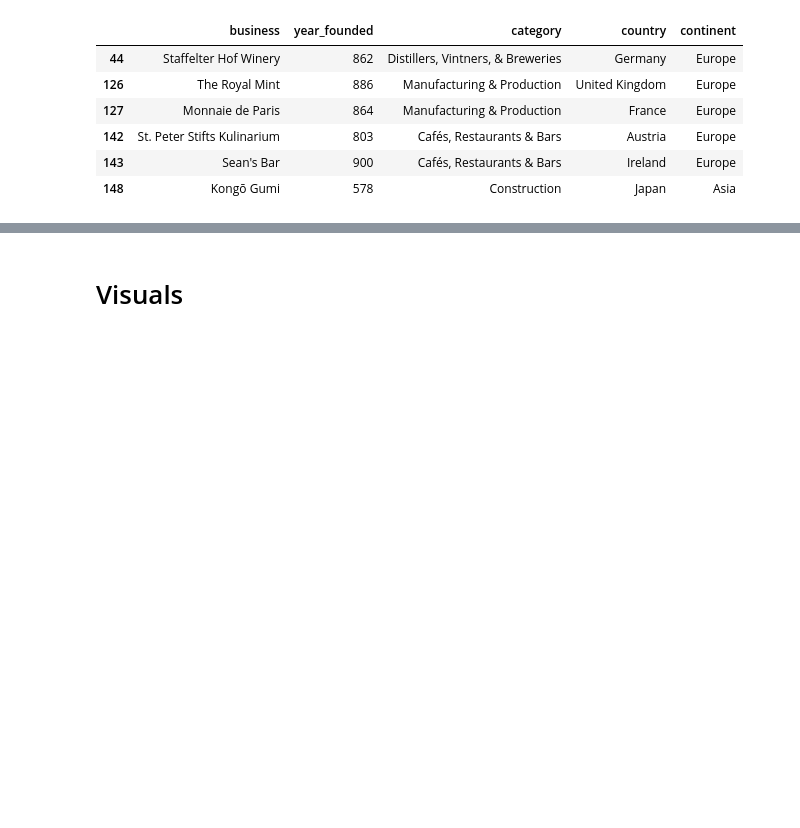
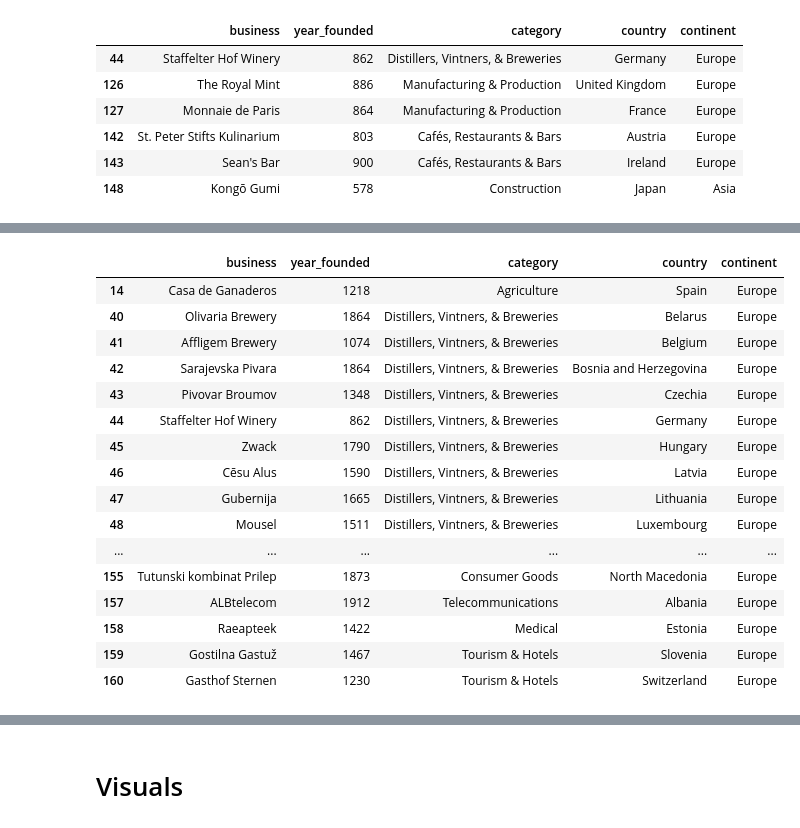
Before and after one commit to Random-Wanderer/Data_analysis_projects, a Jupyter notebook: What_and_Where Are_the_World's_Oldest Businesses?/What and Where Are the World's Oldest Businesses?/Old_companies.ipynb, the cells around one changed output, grey strips where cells are left out. Saved outputs shown, nothing was run; the diff lists cells and outputs as text; code cells hidden in the pictures; blank space fills up the shorter version.

```diff
--- a/What_and_Where Are_the_World's_Oldest Businesses?/What and Where Are the World's Oldest Businesses?/Old_companies.ipynb
+++ b/What_and_Where Are_the_World's_Oldest Businesses?/What and Where Are the World's Oldest Businesses?/Old_companies.ipynb
@@ -200,0 +233,21 @@ old_df.loc[old_df['year_founded'] < 1000]
+# %%
+# By continent
+old_df[old_df['continent'] == 'Europe']
+# %% [output]
+|  | business | year_founded | category | country | continent |
+| 14 | Casa de Ganaderos | 1218 | Agriculture | Spain | Europe |
+| 40 | Olivaria Brewery | 1864 | Distillers, Vintners, & Breweries | Belarus | Europe |
+| 41 | Affligem Brewery | 1074 | Distillers, Vintners, & Breweries | Belgium | Europe |
+| 42 | Sarajevska Pivara | 1864 | Distillers, Vintners, & Breweries | Bosnia and Herzegovina | Europe |
+| 43 | Pivovar Broumov | 1348 | Distillers, Vintners, & Breweries | Czechia | Europe |
+| 44 | Staffelter Hof Winery | 862 | Distillers, Vintners, & Breweries | Germany | Europe |
+| 45 | Zwack | 1790 | Distillers, Vintners, & Breweries | Hungary | Europe |
+| 46 | Cēsu Alus | 1590 | Distillers, Vintners, & Breweries | Latvia | Europe |
+| 47 | Gubernija | 1665 | Distillers, Vintners, & Breweries | Lithuania | Europe |
+| 48 | Mousel | 1511 | Distillers, Vintners, & Breweries | Luxembourg | Europe |
+| ... | ... | ... | ... | ... | ... |
+| 155 | Tutunski kombinat Prilep | 1873 | Consumer Goods | North Macedonia | Europe |
+| 157 | ALBtelecom | 1912 | Telecommunications | Albania | Europe |
+| 158 | Raeapteek | 1422 | Medical | Estonia | Europe |
+| 159 | Gostilna Gastuž | 1467 | Tourism & Hotels | Slovenia | Europe |
+| 160 | Gasthof Sternen | 1230 | Tourism & Hotels | Switzerland | Europe |
```
Also changed, not shown: parts of 8 cells of this notebook.
